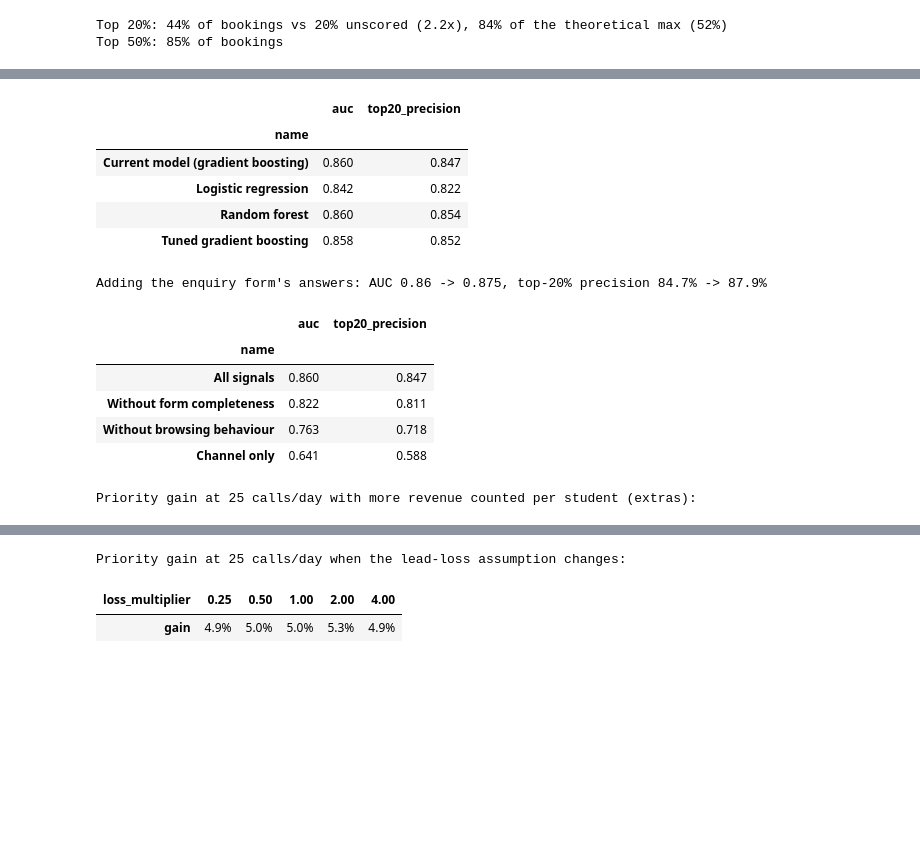
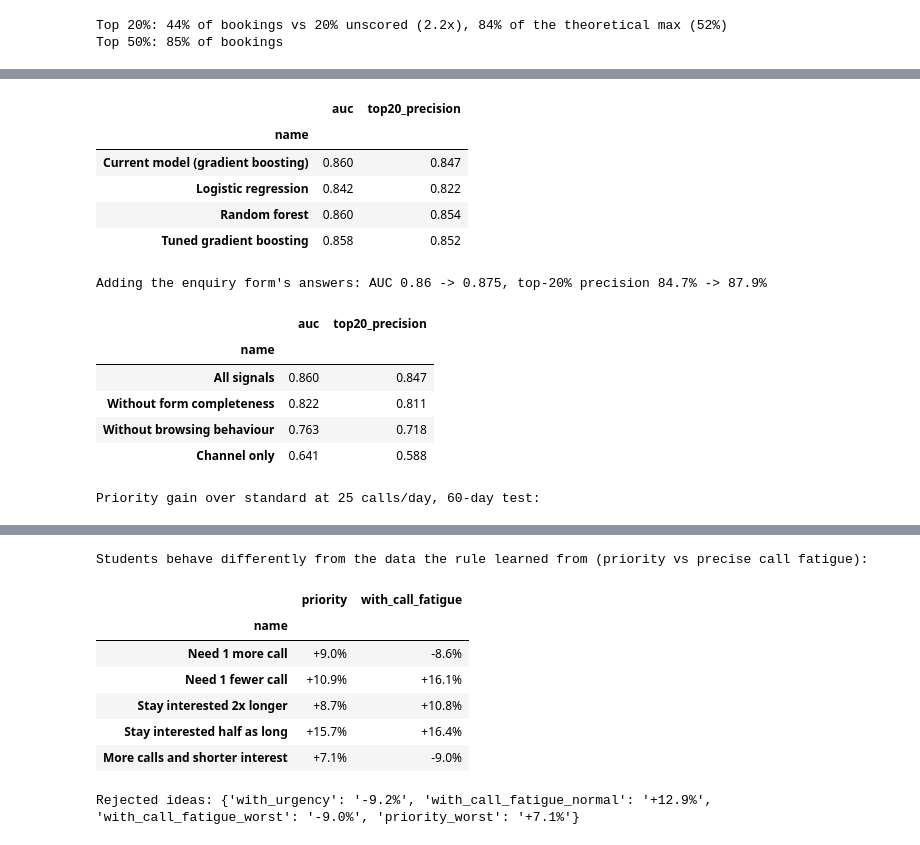
Before and after one commit to Yash-1273/lead-priority-console, a Jupyter notebook: Lead_Scoring_University_Living.ipynb, the cells around one changed output, grey strips where cells are left out. Cells and saved outputs as stored; diff of their text form; code cells hidden in the pictures; blank space fills up the shorter version.

```diff
--- a/Lead_Scoring_University_Living.ipynb
+++ b/Lead_Scoring_University_Living.ipynb
@@ -281,12 +281,14 @@ It's drawn independently of the booking outcome, so no link between value and in
 # %%
 import sys; sys.path.insert(0, 'workflow')
-from engine import WEEKLY_RENT, COMMISSION_RATE, GBP_TO_INR, inr, LeadPriorityEngine, simulate_enquiry_context, from_crm
+from engine import WEEKLY_RENT, COMMISSION_RATE, GBP_TO_INR, VISA_GRANT, inr, LeadPriorityEngine
 W = json.load(open('workflow/console_data.json')); X = json.load(open('workflow/experiments.json'))
+PIPE = json.load(open('workflow/pipeline.json')); SH = json.load(open('workflow/config.json'))['shapes']
 rent = pd.Series(WEEKLY_RENT).unstack()
 print(f'Weekly rent in rupees (published 2025/26 surveys in GBP, converted at ₹{GBP_TO_INR} per £):')
 display(rent.apply(lambda col: col.map(inr)))
 print(f'Commission value ranges from {inr(min(WEEKLY_RENT.values()) * 44 * COMMISSION_RATE)} '
       f'to {inr(max(WEEKLY_RENT.values()) * 51 * COMMISSION_RATE)} per booking at a {COMMISSION_RATE:.0%} rate: a 2.6x spread.')
+print(f'Visa grant rate (Home Office, Indian nationals, 2025): {VISA_GRANT:.0%}')
 # %% [output]
 Weekly rent in rupees (published 2025/26 surveys in GBP, converted at ₹127 per £):
 |  | En-suite | Studio |
@@ -334,12 +361,16 @@ so a lead not called today is rarely called later. Urgency now sets the response
 # %%
-sim = {r: pd.DataFrame(v, columns=['calls', 'commission', 'bookings']).set_index('calls') for r, v in W['sim'].items()}
-rel = pd.DataFrame({r: sim[r].commission / sim['probability'].commission - 1 for r in sim}) * 100
+caps, cur = PIPE['caps'], PIPE['curve']
+rel = pd.DataFrame({r: [v[0] / s[0] - 1 for v, s in zip(cur[r], cur['standard'])] for r in cur}, index=caps) * 100
 fig, ax = plt.subplots(figsize=(7.5, 3.8))
 ax.axhline(0, color=GREY, ls=':', lw=1, label='Standard score (baseline)')
-ax.plot(rel.index, rel.priority, color=GREEN, lw=2.5, marker='o', ms=4, label='Priority: P × revenue value')
-ax.plot(rel.index, rel.with_urgency, color=GREY, lw=1.5, ls='--', label='Priority × urgency (rejected)')
+ax.plot(rel.index, rel.priority, color=GREEN, lw=2.5, marker='o', ms=4, label='Priority (chance now × value)')
+# all rules stop after 5 unanswered calls
+ax.plot(rel.index, rel.with_urgency, color=GREY, lw=1.5, ls='--', label='+ move-in urgency (rejected)')
+ax.plot(rel.index, rel.new_first, color=BLUE, lw=1, ls='-.', label='New leads first')
 ax.set_xlabel('Expert calls per day (about 92 leads arrive daily)'); ax.set_ylabel('Revenue vs standard, %')
-ax.set_title('The tighter the team, the more the ranking rule matters', loc='left', fontweight='bold'); ax.legend(frameon=False)
+ax.set_title('The busier the team, the bigger the gain', loc='left', fontweight='bold'); ax.legend(frameon=False)
 plt.tight_layout(); plt.savefig('charts/simulation.png'); plt.show()
 display(rel.round(1).T)
+k = caps.index(25); print('Bookings at 25 calls/day:', {r: round(cur[r][k][1]) for r in cur})
+print('Where the gain comes from:', {r: f"{v[0] / PIPE['parts']['standard'][0] - 1:+.1%}" for r, v in PIPE['parts'].items()})
 # %% [output]
@@ -388,10 +423,11 @@ f = X['form_answers']
 print(f"Adding the enquiry form's answers: AUC {f['without']['auc']} -> {f['with']['auc']}, "
       f"top-20% precision {f['without']['top20_precision']:.1%} -> {f['with']['top20_precision']:.1%}")
 display(pd.DataFrame(X['ablations']).set_index('name'))
-print('Priority gain at 25 calls/day with more revenue counted per student (extras):')
-display(pd.DataFrame(X['extras']).assign(gain=lambda d: (d.gain * 100).round(1).astype(str) + '%').set_index('extras_inr').T)
-print('Priority gain at 25 calls/day when the lead-loss assumption changes:')
-display(pd.DataFrame(X['sensitivity']).assign(gain=lambda d: (d.gain * 100).round(1).astype(str) + '%').set_index('loss_multiplier').T)
+print('Priority gain over standard at 25 calls/day, 60-day test:')
+display(pd.DataFrame(PIPE['robust']).assign(gain=lambda d: (d.gain * 100).round(1).astype(str) + '%').set_index('name').T)
+print('Students behave differently from the data the rule learned from (priority vs precise call fatigue):')
+display(pd.DataFrame(PIPE['mismatch']).set_index('name').map(lambda g: f'{g * 100:+.1f}%'))
+print('Rejected ideas:', {k: f'{v * 100:+.1f}%' for k, v in PIPE['rejected'].items()})
 # %% [output]
 |  | auc | top20_precision |
 | name |  |  |
@@ -406,4 +442,4 @@ Adding the enquiry form's answers: AUC 0.86 -> 0.875, top-20% precision 84.7% ->
 | Without form completeness | 0.822 | 0.811 |
 | Without browsing behaviour | 0.763 | 0.718 |
 | Channel only | 0.641 | 0.588 |
-Priority gain at 25 calls/day with more revenue counted per student (extras):
+Priority gain over standard at 25 calls/day, 60-day test:
@@ -412,3 +448,9 @@ Priority gain at 25 calls/day with more revenue counted per student (extras):
-Priority gain at 25 calls/day when the lead-loss assumption changes:
+Students behave differently from the data the rule learned from (priority vs precise call fatigue):
-| loss_multiplier | 0.25 | 0.50 | 1.00 | 2.00 | 4.00 |
-| gain | 4.9% | 5.0% | 5.0% | 5.3% | 4.9% |
+|  | priority | with_call_fatigue |
+| name |  |  |
+| Need 1 more call | +9.0% | -8.6% |
+| Need 1 fewer call | +10.9% | +16.1% |
+| Stay interested 2x longer | +8.7% | +10.8% |
+| Stay interested half as long | +15.7% | +16.4% |
+| More calls and shorter interest | +7.1% | -9.0% |
+Rejected ideas: {'with_urgency': '-9.2%', 'with_call_fatigue_normal': '+12.9%', 'with_call_fatigue_worst': '-9.0%', 'priority_worst': '+7.1%'}
```
Also changed, not shown: parts of 19 cells of this notebook, 25 other files.
